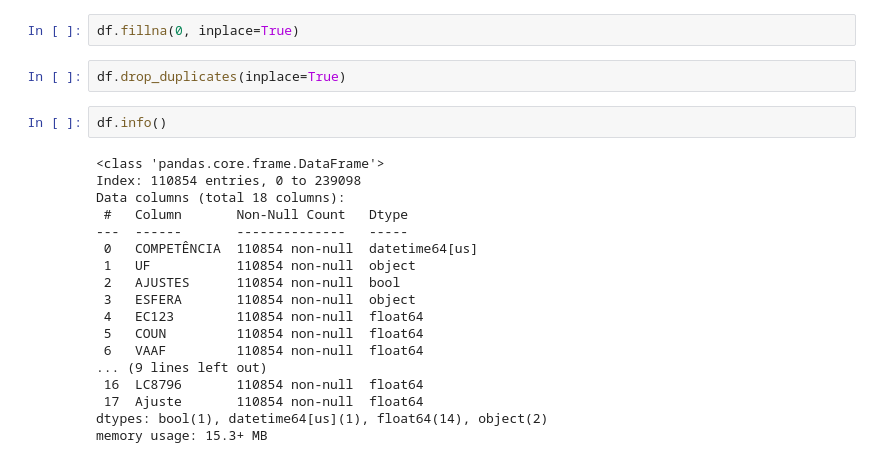
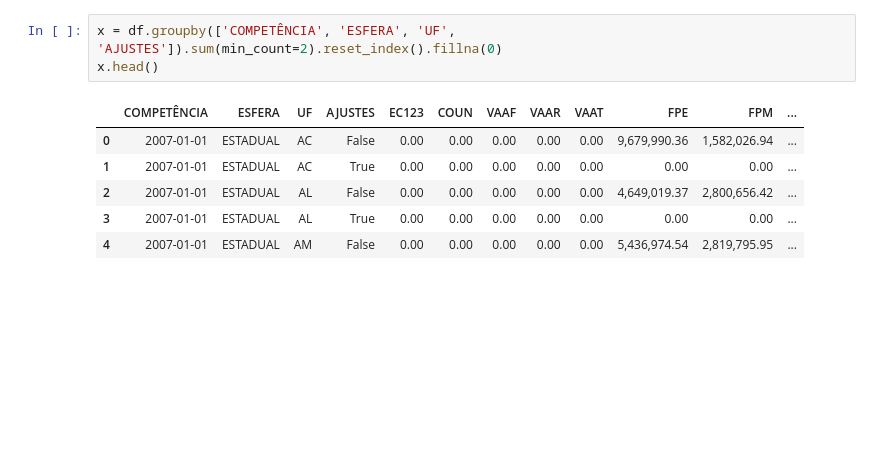
Before and after one commit to AdrianSBar/Repasses_FUNDEB, a Jupyter notebook: test.ipynb, the cells around one changed output. Saved outputs shown, nothing was run; the diff lists cells and outputs as text; blank space fills up the shorter version.

```diff
--- a/test.ipynb
+++ b/test.ipynb
@@ -40,24 +22,10 @@ memory usage: 31.2+ MB
-# %%
-df.fillna(0, inplace=True)
-# %%
-df.drop_duplicates(inplace=True)
-# %%
-df.info()
-# %% [output]
-<class 'pandas.core.frame.DataFrame'>
-Index: 110854 entries, 0 to 239098
-Data columns (total 18 columns):
- #   Column       Non-Null Count   Dtype
----  ------       --------------   -----
- 0   COMPETÊNCIA  110854 non-null  datetime64[us]
- 1   UF           110854 non-null  object
- 2   AJUSTES      110854 non-null  bool
- 3   ESFERA       110854 non-null  object
- 4   EC123        110854 non-null  float64
- 5   COUN         110854 non-null  float64
- 6   VAAF         110854 non-null  float64
-... (9 lines left out)
- 16  LC8796       110854 non-null  float64
- 17  Ajuste       110854 non-null  float64
-dtypes: bool(1), datetime64[us](1), float64(14), object(2)
-memory usage: 15.3+ MB
+# %%
+x = df.groupby(['COMPETÊNCIA', 'ESFERA', 'UF', 'AJUSTES']).sum(min_count=2).reset_index().fillna(0)
+x.head()
+# %% [output]
+|  | COMPETÊNCIA | ESFERA | UF | AJUSTES | EC123 | COUN | VAAF | VAAR | VAAT | FPE | FPM | ... |
+| 0 | 2007-01-01 | ESTADUAL | AC | False | 0.00 | 0.00 | 0.00 | 0.00 | 0.00 | 9,679,990.36 | 1,582,026.94 | ... |
+| 1 | 2007-01-01 | ESTADUAL | AC | True | 0.00 | 0.00 | 0.00 | 0.00 | 0.00 | 0.00 | 0.00 | ... |
+| 2 | 2007-01-01 | ESTADUAL | AL | False | 0.00 | 0.00 | 0.00 | 0.00 | 0.00 | 4,649,019.37 | 2,800,656.42 | ... |
+| 3 | 2007-01-01 | ESTADUAL | AL | True | 0.00 | 0.00 | 0.00 | 0.00 | 0.00 | 0.00 | 0.00 | ... |
+| 4 | 2007-01-01 | ESTADUAL | AM | False | 0.00 | 0.00 | 0.00 | 0.00 | 0.00 | 5,436,974.54 | 2,819,795.95 | ... |
```
Also changed, not shown: parts of 7 cells of this notebook, 5 other files.
